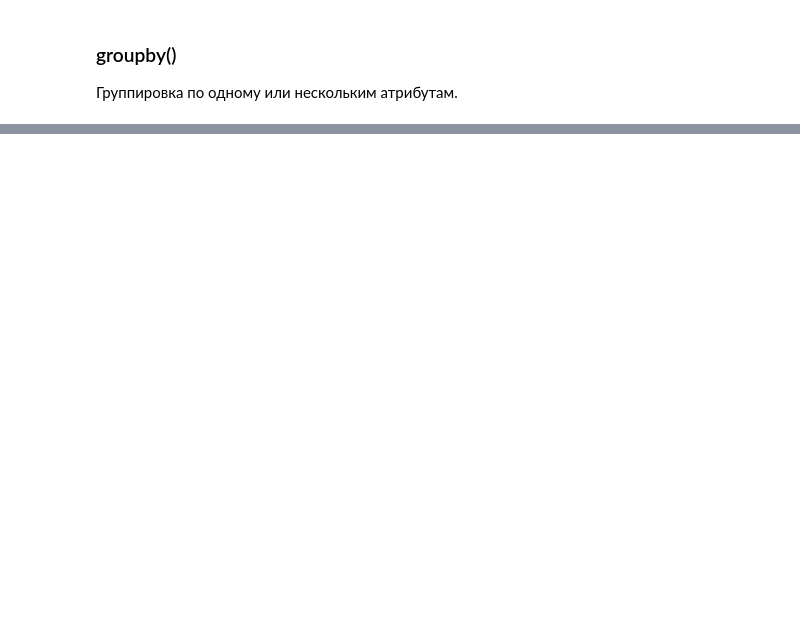
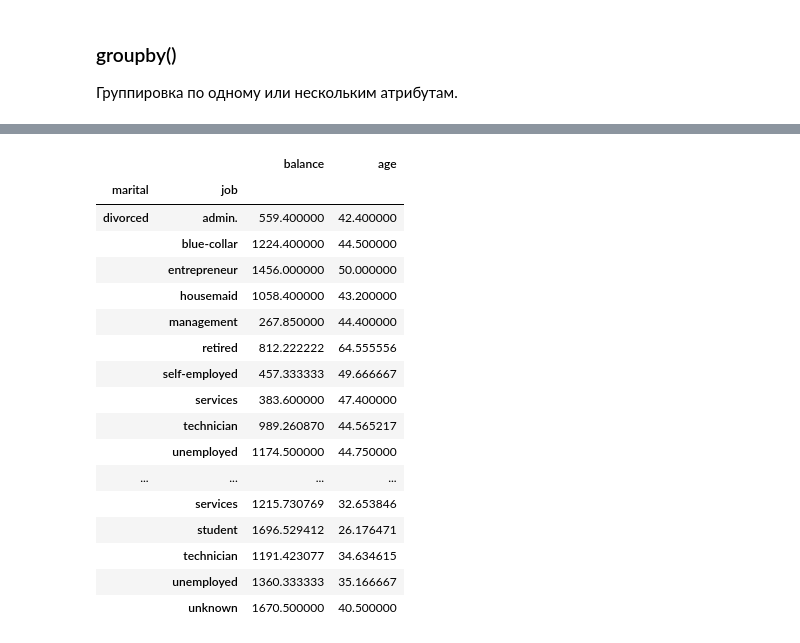
Before and after one commit to udovenkodv777-creator/Python-Course, a Jupyter notebook: Модуль 7_0/Модуль 7.ipynb, the cells around one changed output, grey strips where cells are left out. Saved outputs shown, nothing was run; the diff lists cells and outputs as text; code cells hidden in the pictures; blank space fills up the shorter version.

```diff
--- a/Модуль 7_0/Модуль 7.ipynb
+++ b/Модуль 7_0/Модуль 7.ipynb
@@ -1155,0 +1247,21 @@ df
+# %%
+df_notnull.groupby(['marital','job'])[['balance', 'age']].mean()
+# %% [output]
+|  |  | balance | age |
+| marital | job |  |  |
+| divorced | admin. | 559.400000 | 42.400000 |
+|  | blue-collar | 1224.400000 | 44.500000 |
+|  | entrepreneur | 1456.000000 | 50.000000 |
+|  | housemaid | 1058.400000 | 43.200000 |
+|  | management | 267.850000 | 44.400000 |
+|  | retired | 812.222222 | 64.555556 |
+|  | self-employed | 457.333333 | 49.666667 |
+|  | services | 383.600000 | 47.400000 |
+|  | technician | 989.260870 | 44.565217 |
+|  | unemployed | 1174.500000 | 44.750000 |
+| ... | ... | ... | ... |
+|  | services | 1215.730769 | 32.653846 |
+|  | student | 1696.529412 | 26.176471 |
+|  | technician | 1191.423077 | 34.634615 |
+|  | unemployed | 1360.333333 | 35.166667 |
+|  | unknown | 1670.500000 | 40.500000 |
```
Also changed, not shown: parts of 54 cells of this notebook, 15 other files.
